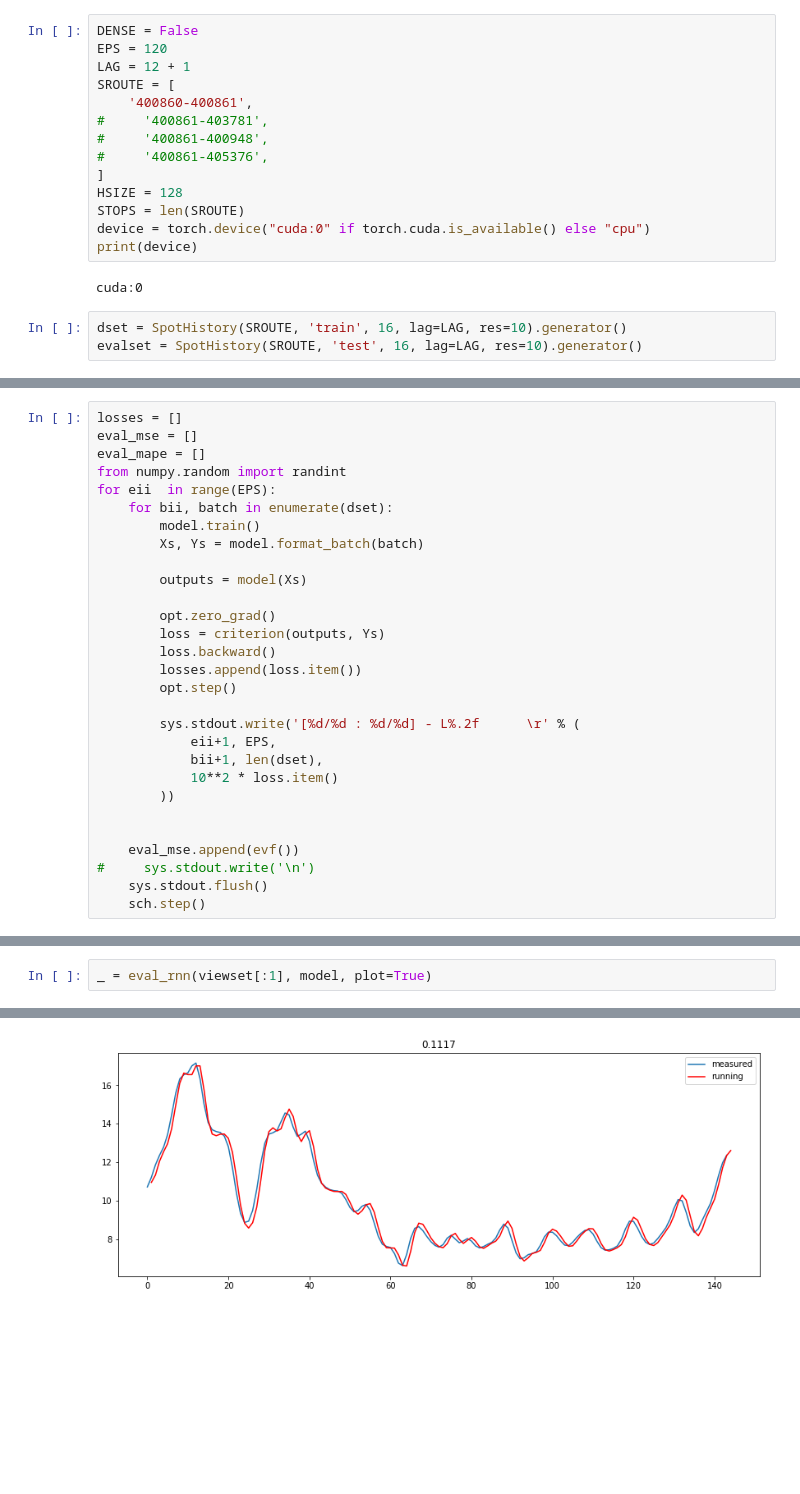
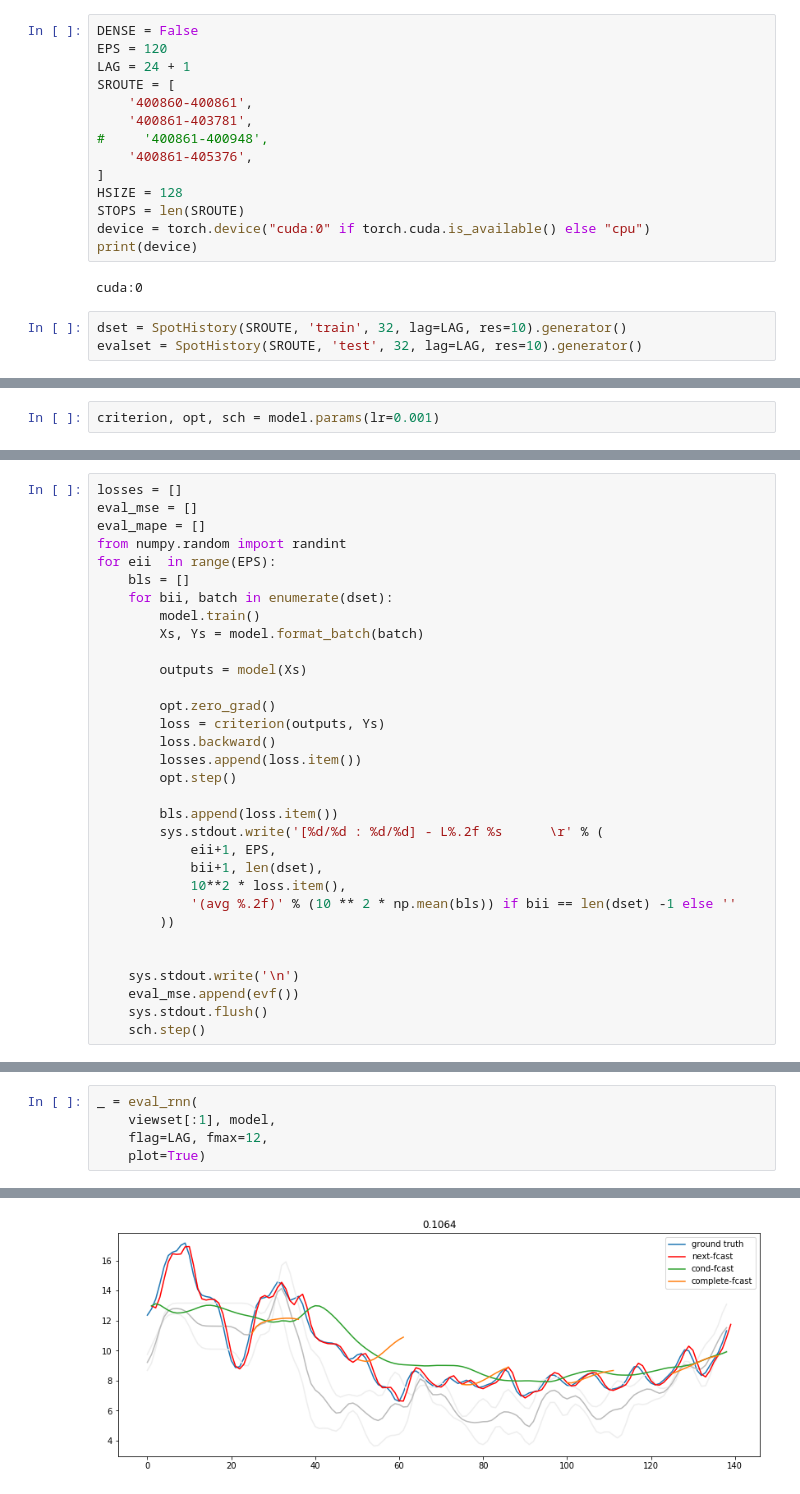
Before and after one commit to ulzee/traffic, a Jupyter notebook: Spot_RNN.ipynb, the cells around one changed output, grey strips where cells are left out. Cells and saved outputs as stored; diff of their text form; blank space fills up the shorter version.

```diff
--- a/Spot_RNN.ipynb
+++ b/Spot_RNN.ipynb
@@ -21,12 +21,12 @@ np.random.seed(0)
 # %%
 DENSE = False
 EPS = 120
-LAG = 12 + 1
+LAG = 24 + 1
 SROUTE = [
     '400860-400861',
-#     '400861-403781',
+    '400861-403781',
 #     '400861-400948',
-#     '400861-405376',
+    '400861-405376',
 ]
 HSIZE = 128
 STOPS = len(SROUTE)
@@ -35,6 +35,6 @@ print(device)
 # %% [output]
 cuda:0
 # %%
-dset = SpotHistory(SROUTE, 'train', 16, lag=LAG, res=10).generator()
-evalset = SpotHistory(SROUTE, 'test', 16, lag=LAG, res=10).generator()
+dset = SpotHistory(SROUTE, 'train', 32, lag=LAG, res=10).generator()
+evalset = SpotHistory(SROUTE, 'test', 32, lag=LAG, res=10).generator()
 # %% [output]
@@ -60,3 +63,5 @@ criterion, opt, sch = model.params(lr=0.005)
+# %%
+criterion, opt, sch = model.params(lr=0.001)
 # %%
 # batch x timesteps x location
 evf = lambda: evaluate(
@@ -70,6 +75,7 @@ eval_mse = []
 eval_mape = []
 from numpy.random import randint
 for eii  in range(EPS):
+    bls = []
     for bii, batch in enumerate(dset):
         model.train()
         Xs, Ys = model.format_batch(batch)
@@ -82,15 +88,17 @@ for eii  in range(EPS):
         losses.append(loss.item())
         opt.step()
 
-        sys.stdout.write('[%d/%d : %d/%d] - L%.2f      \r' % (
+        bls.append(loss.item())
+        sys.stdout.write('[%d/%d : %d/%d] - L%.2f %s      \r' % (
             eii+1, EPS,
             bii+1, len(dset),
-            10**2 * loss.item()
+            10**2 * loss.item(),
+            '(avg %.2f)' % (10 ** 2 * np.mean(bls)) if bii == len(dset) -1 else ''
         ))
 
 
+    sys.stdout.write('\n')
     eval_mse.append(evf())
-#     sys.stdout.write('\n')
     sys.stdout.flush()
     sch.step()
 # %% [output]
@@ -130,3 +155,6 @@ Eval MSE: 0.2497
 # %%
-_ = eval_rnn(viewset[:1], model, plot=True)
+_ = eval_rnn(
+    viewset[:1], model,
+    flag=LAG, fmax=12,
+    plot=True)
 # %% [output]
@@ -133 +162 @@ _ = eval_rnn(viewset[:1], model, plot=True)
-[figure, old version]
+[figure, new version]
```
Also changed, not shown: parts of 8 cells of this notebook, 10 other files.
